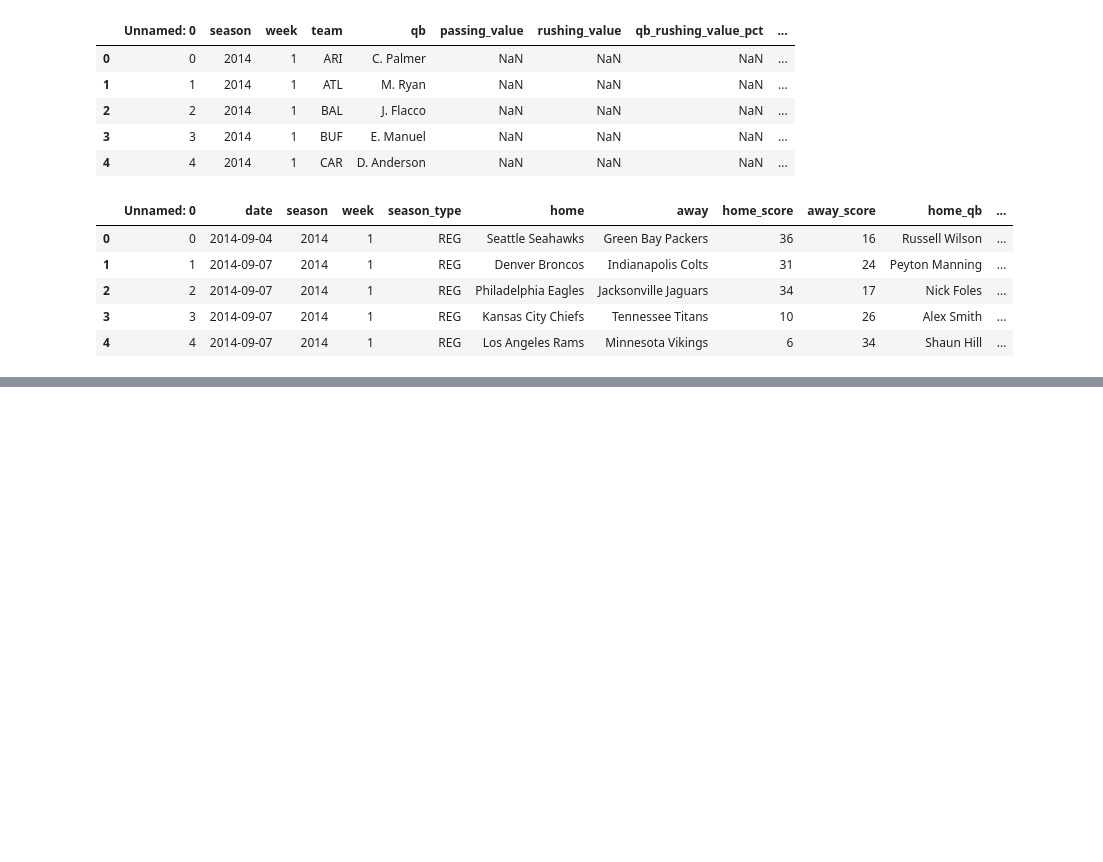
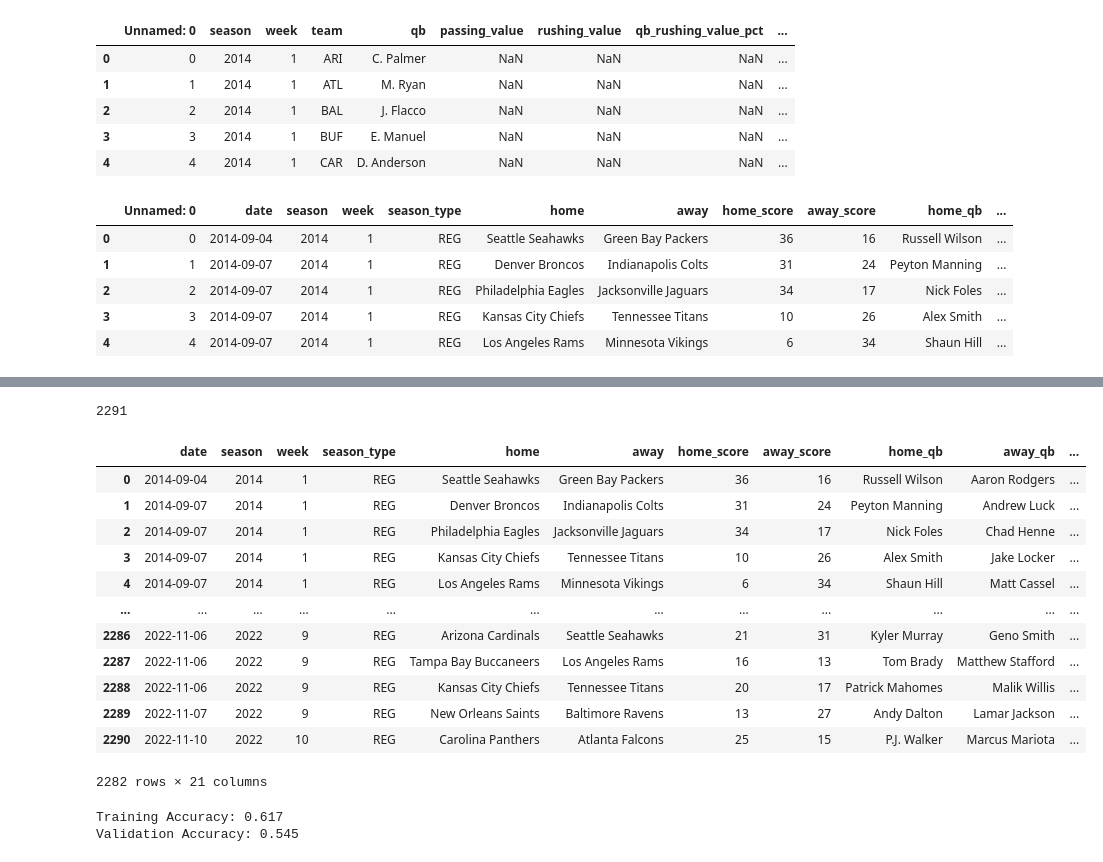
Before and after one commit to imac19/nfl_prediction, a Jupyter notebook: modeling/game_outcome_modeling/game_outcome_modeling.ipynb, the cells around one changed output, grey strips where cells are left out. Drawn from its saved outputs; the diff is of its cells as text; code cells hidden in the pictures; blank space fills up the shorter version.

Commit message:
passing value model v2

```diff
--- a/modeling/game_outcome_modeling/game_outcome_modeling.ipynb
+++ b/modeling/game_outcome_modeling/game_outcome_modeling.ipynb
@@ -35,0 +42,10 @@ schedule.head()
+# %%
+nfl = schedule.copy()
+nfl = nfl.merge(stats.add_suffix('_home'), how='left', left_on = ['season', 'week', 'home', 'home_qb_abv'],
+                right_on = ['season_home', 'week_home', 'team_full_home', 'qb_home'])
+nfl = nfl.merge(stats.add_suffix('_away'), how='left', left_on = ['season', 'week', 'away', 'away_qb_abv'],
+                right_on = ['season_away', 'week_away', 'team_full_away', 'qb_away'])
+nfl = nfl[['date', 'season', 'week', 'season_type', 'home', 'away', 'home_score', 'away_score', 'home_qb', 'away_qb',
+          'passing_value_home', 'rushing_value_home', 'qb_rushing_value_pct_home', 'pass_def_value_home', 'rush_def_value_home',
+          'passing_value_away', 'rushing_value_away', 'qb_rushing_value_pct_away', 'pass_def_value_away', 'rush_def_value_away']]
+nfl.head()
@@ -35,0 +59,25 @@ schedule.head()
+# %%
+print(len(nfl))
+# %% [output]
+2291
+# %%
+# Remove any ties, add binary label for home win
+
+nfl_cleaned = nfl.copy()
+nfl_cleaned = nfl_cleaned[nfl_cleaned.home_score != nfl_cleaned.away_score]
+nfl_cleaned['home_win'] = nfl_cleaned.apply(lambda x: 1 if x.home_score>x.away_score else 0, axis=1)
+nfl_cleaned
+# %% [output]
+|  | date | season | week | season_type | home | away | home_score | away_score | home_qb | away_qb | ... |
+| 0 | 2014-09-04 | 2014 | 1 | REG | Seattle Seahawks | Green Bay Packers | 36 | 16 | Russell Wilson | Aaron Rodgers | ... |
+| 1 | 2014-09-07 | 2014 | 1 | REG | Denver Broncos | Indianapolis Colts | 31 | 24 | Peyton Manning | Andrew Luck | ... |
+| 2 | 2014-09-07 | 2014 | 1 | REG | Philadelphia Eagles | Jacksonville Jaguars | 34 | 17 | Nick Foles | Chad Henne | ... |
+| 3 | 2014-09-07 | 2014 | 1 | REG | Kansas City Chiefs | Tennessee Titans | 10 | 26 | Alex Smith | Jake Locker | ... |
+| 4 | 2014-09-07 | 2014 | 1 | REG | Los Angeles Rams | Minnesota Vikings | 6 | 34 | Shaun Hill | Matt Cassel | ... |
+| ... | ... | ... | ... | ... | ... | ... | ... | ... | ... | ... | ... |
+| 2286 | 2022-11-06 | 2022 | 9 | REG | Arizona Cardinals | Seattle Seahawks | 21 | 31 | Kyler Murray | Geno Smith | ... |
+| 2287 | 2022-11-06 | 2022 | 9 | REG | Tampa Bay Buccaneers | Los Angeles Rams | 16 | 13 | Tom Brady | Matthew Stafford | ... |
+| 2288 | 2022-11-06 | 2022 | 9 | REG | Kansas City Chiefs | Tennessee Titans | 20 | 17 | Patrick Mahomes | Malik Willis | ... |
+| 2289 | 2022-11-07 | 2022 | 9 | REG | New Orleans Saints | Baltimore Ravens | 13 | 27 | Andy Dalton | Lamar Jackson | ... |
+| 2290 | 2022-11-10 | 2022 | 10 | REG | Carolina Panthers | Atlanta Falcons | 25 | 15 | P.J. Walker | Marcus Mariota | ... |
+2282 rows × 21 columns
@@ -35,0 +132,11 @@ schedule.head()
+# %%
+# Simple Logistic Regression Model
+
+lr_model = LogisticRegression().fit(train_x, train_y)
+
+lr_train_preds, lr_train_probs, lr_val_preds, lr_val_probs, lr_test_preds, lr_test_probs = get_preds(lr_model, train_x, val_x, test_x)
+
+print_accuracies(lr_train_preds, train_y, lr_val_preds, val_y)
+# %% [output]
+Training Accuracy: 0.617
+Validation Accuracy: 0.545
```
Also changed, not shown: parts of 6 cells of this notebook, 2 other files.
